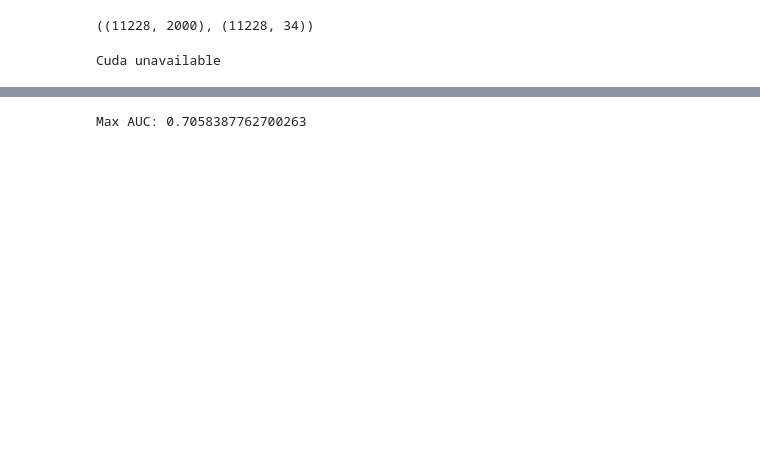
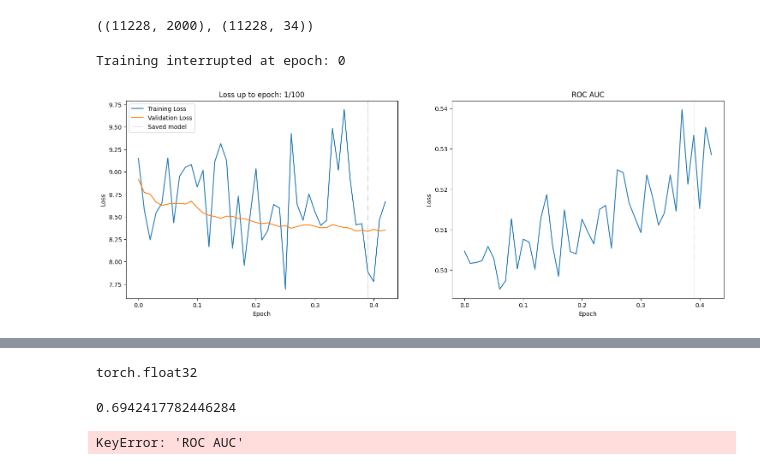
Before and after one commit to pabloqb2000/Master-Kaggle-1, a Jupyter notebook: transformers.ipynb, the cells around one changed output, grey strips where cells are left out. Saved outputs shown, nothing was run; the diff lists cells and outputs as text; code cells hidden in the pictures; blank space fills up the shorter version.

Commit message:
Finally training

```diff
--- a/transformers.ipynb
+++ b/transformers.ipynb
@@ -5,7 +4,7 @@ import matplotlib.pyplot as plt
 # %%
 df_train = pd.read_pickle("./data/data_v2_train.pickle")
 X = np.array([list(v) for v in df_train.TFIDF], dtype='float32')
-y = np.array([list(l) for l in df_train.label])
+y = np.array([list(l) for l in df_train.label], dtype='float32')
 N, x_dim = X.shape
 _, n_classes = y.shape
 X.shape, y.shape
@@ -15,8 +14,8 @@ X.shape, y.shape
 import torch
 from torch.utils.data import TensorDataset, DataLoader, random_split
 
-batch_size = 50
-X, y = torch.Tensor(X), torch.Tensor(y)
+batch_size = 100
+X, y = torch.Tensor(X), torch.tensor(y)
 dataset = TensorDataset(X, y)
 train_dataset, valid_dataset = random_split(dataset, [10000, 1228])
 train_loader = DataLoader(train_dataset, batch_size=batch_size, shuffle=True)
@@ -27,23 +26,25 @@ from torch import nn
 from importlib import reload
 reload(model)
 
-model = model.TransformerModel(2000, 32, 4, 32, 1, 0.25)
+model = model.TransformerModel(2002, 168, 4, 256, 2, n_classes, dropout=0.25)
+# model = model.DNN([2000, 128, n_classes], dropout=0.25)
 # %%
 from sklearn.metrics import accuracy_score, roc_auc_score
 from trainlib import train
 from importlib import reload
 reload(train)
 
-n_epochs = 1
-batch_logging_freq = 1
+n_epochs = 100
+batch_logging_freq = 5
 metrics = {
     # 'Accuracy': accuracy_score,
-    'ROC AUC': roc_auc_score
+    'ROC AUC': roc_auc_score,
 }
 
 trainer = train.Trainer(model, epochs=n_epochs, criterion=nn.CrossEntropyLoss(),
-                  optim=torch.optim.Adam, lr=1e-3, stopping_batches=10,
+                  optim=torch.optim.Adam, lr=1e-3, stopping_batches=25,
                   batch_logging_freq = batch_logging_freq, use_cuda=False, metrics=metrics)
 trainer.train(train_loader, valid_loader)
 # %% [output]
-Cuda unavailable
+Training interrupted at epoch: 0
+[figure, added]
@@ -51,4 +55,19 @@ UnboundLocalError: local variable 'stop' referenced before assignment
+# %%
+x, y = next(iter(valid_loader))
+y.dtype
+# %% [output]
+torch.float32
+# %%
+from sklearn.metrics import roc_auc_score
+
+with torch.no_grad():
+    for X, y in iter(valid_loader):
+        x = model.forward(X).numpy()
+        auc = roc_auc_score(y.numpy(), x)
+auc
+# %% [output]
+0.6942417782446284
 # %%
 print("Max AUC:", np.max(trainer.metric_values["ROC AUC"]))
 # %% [output]
-Max AUC: 0.7058387762700263
+KeyError: 'ROC AUC'
```
Also changed, not shown: parts of 2 cells of this notebook, 3 other files.
